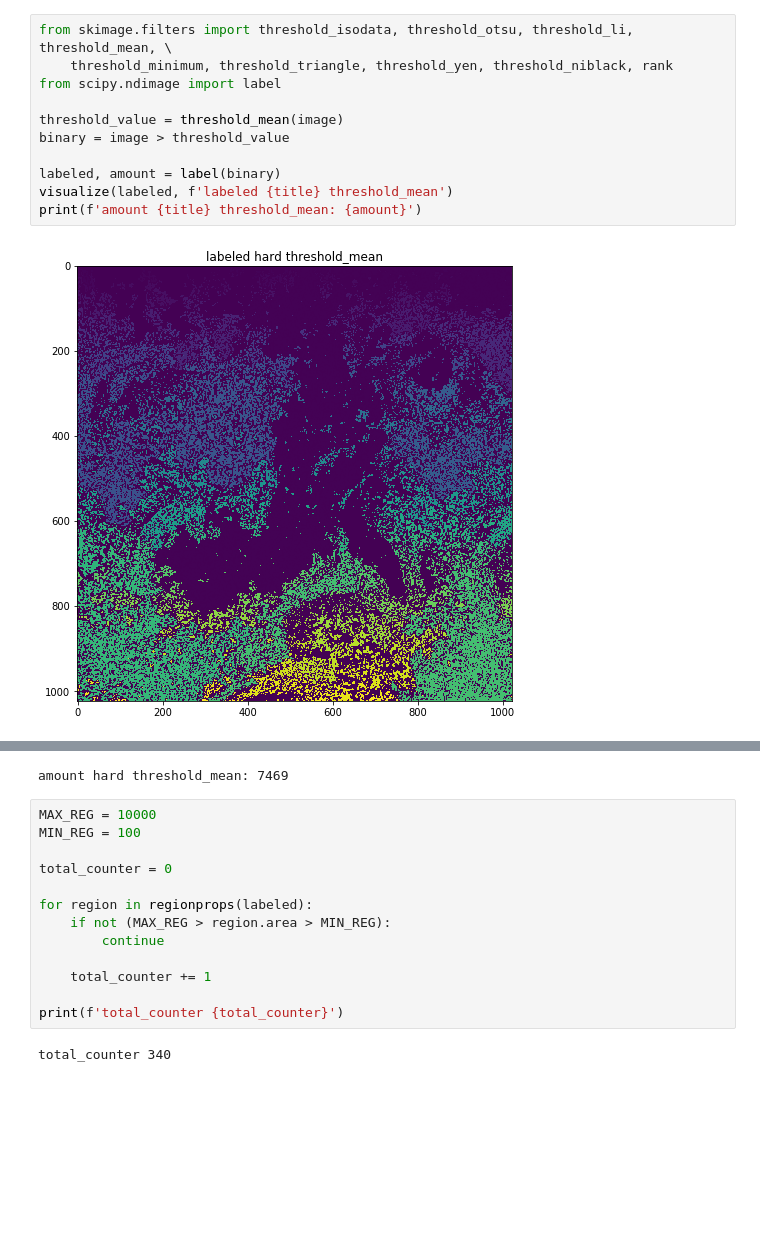
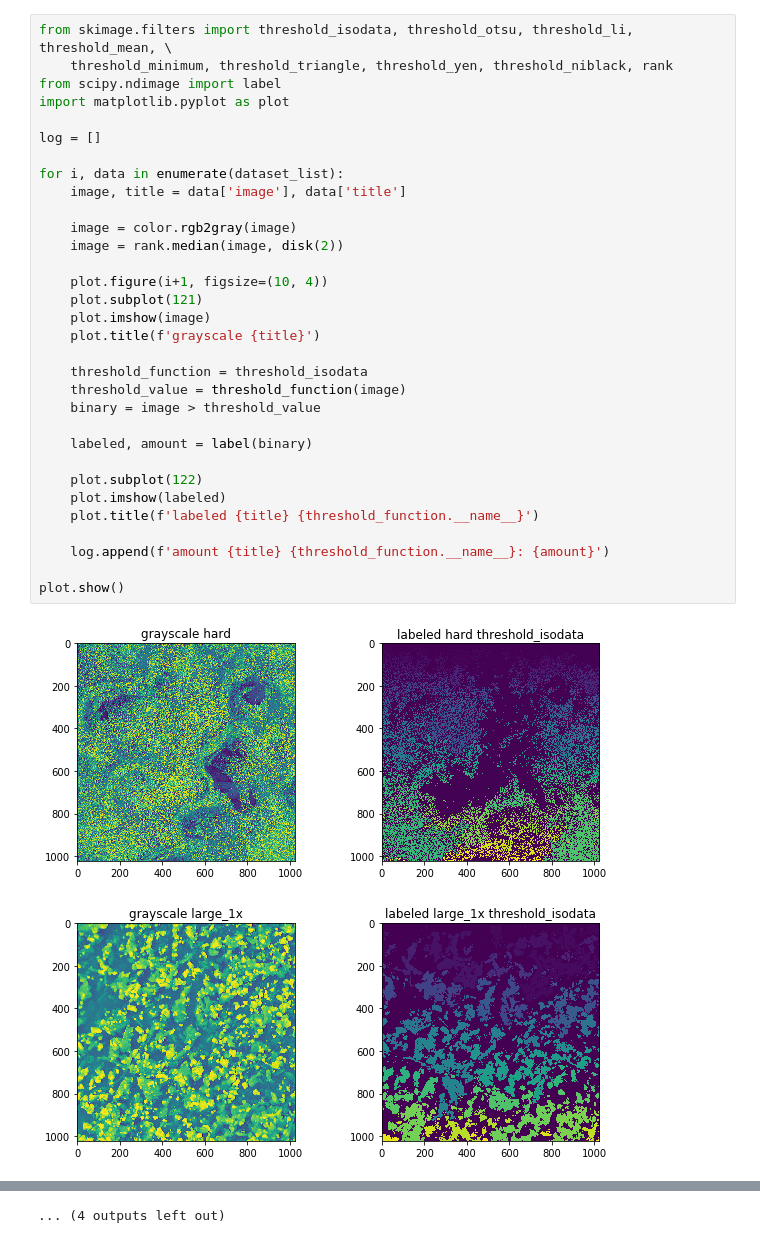
Before and after one commit to Toliak/particle-counter, a Jupyter notebook: notebooks/threshold.ipynb, the cells around one changed output, grey strips where cells are left out. Drawn from its saved outputs; the diff is of its cells as text; blank space fills up the shorter version.

Commit message:
Complete threshold for better output

```diff
--- a/notebooks/threshold.ipynb
+++ b/notebooks/threshold.ipynb
@@ -22,13 +12,35 @@ visualize(image, f'grayscale {title}')
 # %%
 from skimage.filters import threshold_isodata, threshold_otsu, threshold_li, threshold_mean, \
     threshold_minimum, threshold_triangle, threshold_yen, threshold_niblack, rank
 from scipy.ndimage import label
+import matplotlib.pyplot as plot
 
-threshold_value = threshold_mean(image)
-binary = image > threshold_value
+log = []
 
-labeled, amount = label(binary)
-visualize(labeled, f'labeled {title} threshold_mean')
-print(f'amount {title} threshold_mean: {amount}')
+for i, data in enumerate(dataset_list):
+    image, title = data['image'], data['title']
+
+    image = color.rgb2gray(image)
+    image = rank.median(image, disk(2))
+
+    plot.figure(i+1, figsize=(10, 4))
+    plot.subplot(121)
+    plot.imshow(image)
+    plot.title(f'grayscale {title}')
+
+    threshold_function = threshold_isodata
+    threshold_value = threshold_function(image)
+    binary = image > threshold_value
+
+    labeled, amount = label(binary)
+
+    plot.subplot(122)
+    plot.imshow(labeled)
+    plot.title(f'labeled {title} {threshold_function.__name__}')
+
+    log.append(f'amount {title} {threshold_function.__name__}: {amount}')
+
+plot.show()
 # %% [output]
-[figure, old version]
+[figure, new version]
+[figure, added]
@@ -35,16 +57 @@ print(f'amount {title} threshold_mean: {amount}')
-amount hard threshold_mean: 7469
+... (4 outputs left out)
-# %%
-MAX_REG = 10000
-MIN_REG = 100
-
-total_counter = 0
-
-for region in regionprops(labeled):
-    if not (MAX_REG > region.area > MIN_REG):
-        continue
-
-    total_counter += 1
-
-print(f'total_counter {total_counter}')
-# %% [output]
-total_counter 340
```
Also changed, not shown: parts of 3 cells of this notebook.
